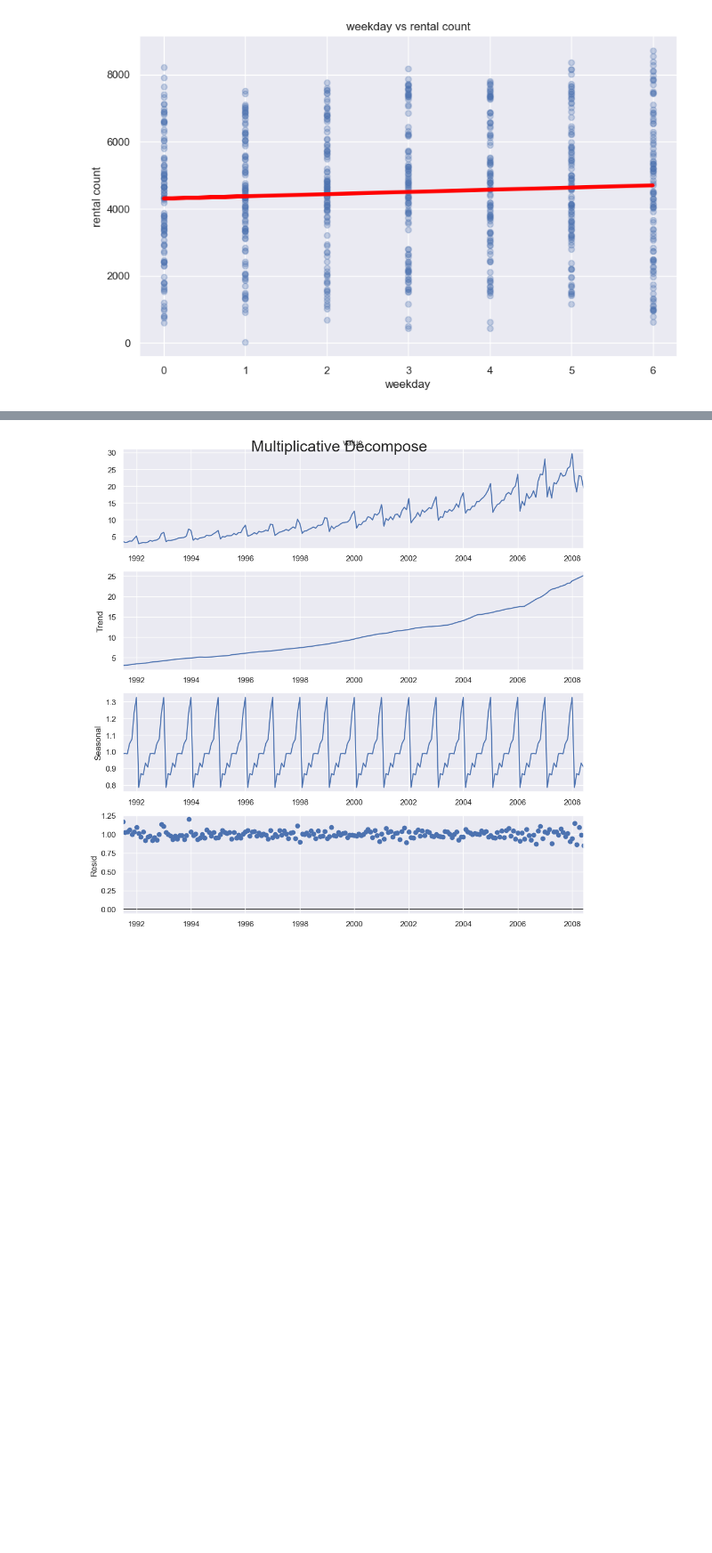
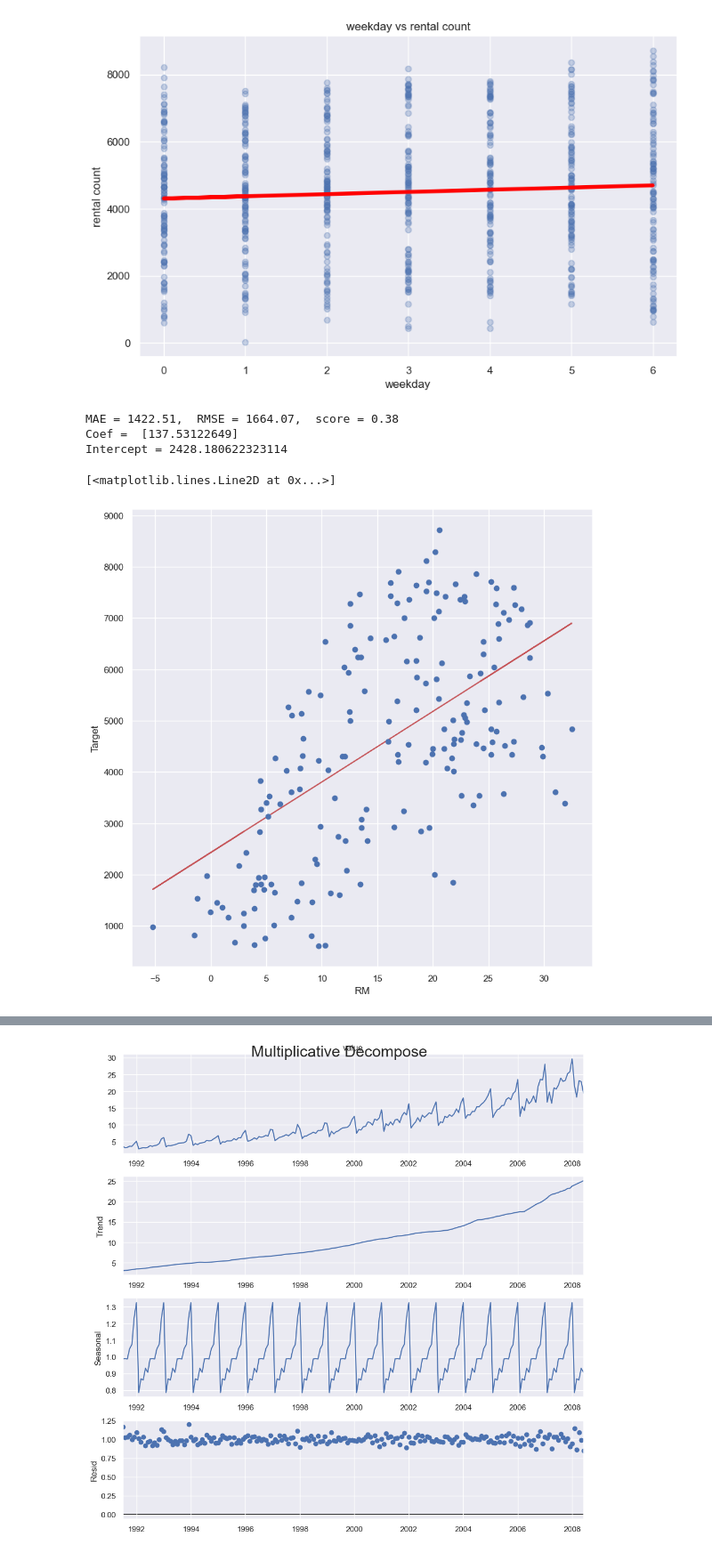
Before and after one commit to satomi26/Project-3-capital-bike-share, a Jupyter notebook: bike_linear_regression.ipynb, the cells around one changed output, grey strips where cells are left out. Shown at 89% size. Saved outputs shown, nothing was run; the diff lists cells and outputs as text; code cells hidden in the pictures; blank space fills up the shorter version.

Commit message:
created plot with train test split

```diff
--- a/bike_linear_regression.ipynb
+++ b/bike_linear_regression.ipynb
@@ -337,3 +338,47 @@ plt.ylabel("rental count")
 plt.show()
 # %% [output]
 [figure]
+# %%
+# https://qiita.com/fujin/items/7f0a7b6fc8fb662f510d
+# feature, independent variable
+X = df_day["temp_in_cel"] # temperature
+
+# depandent variable
+y = df_day["cnt"]
+
+# train, test split
+X_train, X_test, y_train, y_test = train_test_split(X, y, random_state=0)
+X_train = X_train.values.reshape(-1,1)
+X_test = X_test.values.reshape(-1,1)
+# I had problem here, got error message, AttributeError: 'Series' object has no attribute 'reshape'
+# https://stackoverflow.com/questions/53723928/attributeerror-series-object-has-no-attribute-reshape
+
+# LinearRegression
+lr = LinearRegression()
+lr.fit(X_train, y_train)
+
+# prediction
+y_pred = lr.predict(X_test)
+# score
+#
+# 平均絶対誤差(MAE)
+mae = mean_absolute_error(y_test, y_pred)
+# 平方根平均二乗誤差（RMSE）
+rmse = np.sqrt(mean_squared_error(y_test, y_pred))
+# スコア
+score = lr.score(X_test, y_test)
+
+print("MAE = %.2f,  RMSE = %.2f,  score = %.2f" % (mae, rmse, score))
+print("Coef = ", lr.coef_)
+print("Intercept =", lr.intercept_)
+
+plt.xlabel("RM")
+plt.ylabel("Target")
+plt.plot(X_test, y_pred, "r-")
+plt.plot(X_test, y_test, "o")
+# %% [output]
+MAE = 1422.51,  RMSE = 1664.07,  score = 0.38
+Coef =  [137.53122649]
+Intercept = 2428.180622323114
+[<matplotlib.lines.Line2D at 0x...>]
+[figure, added]
```
Also changed, not shown: parts of 3 cells of this notebook.
